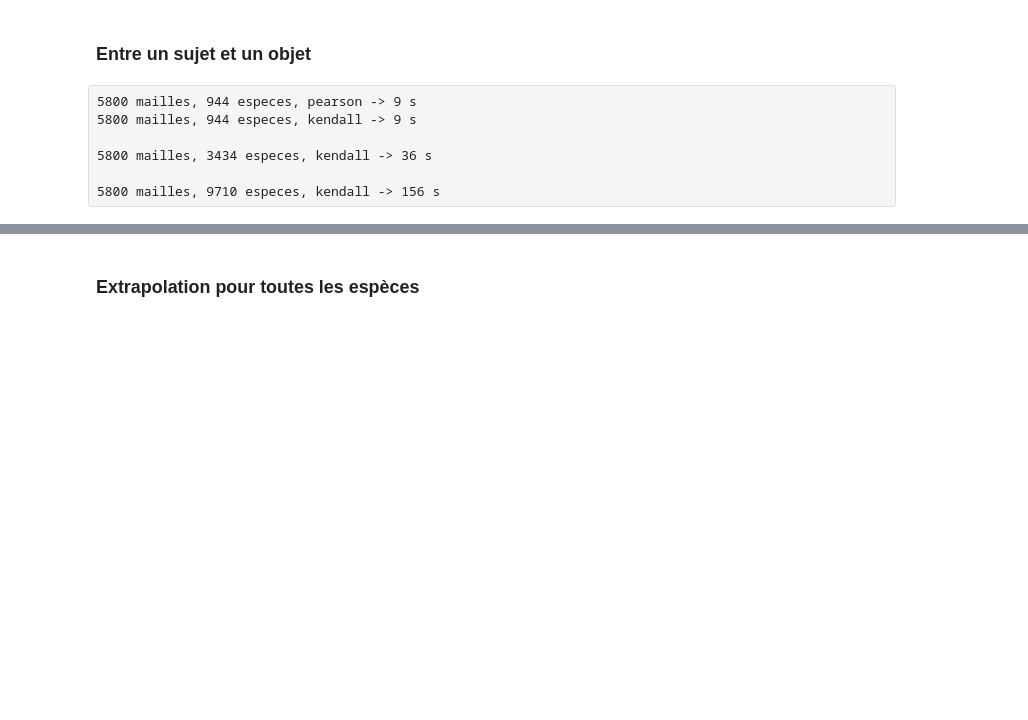
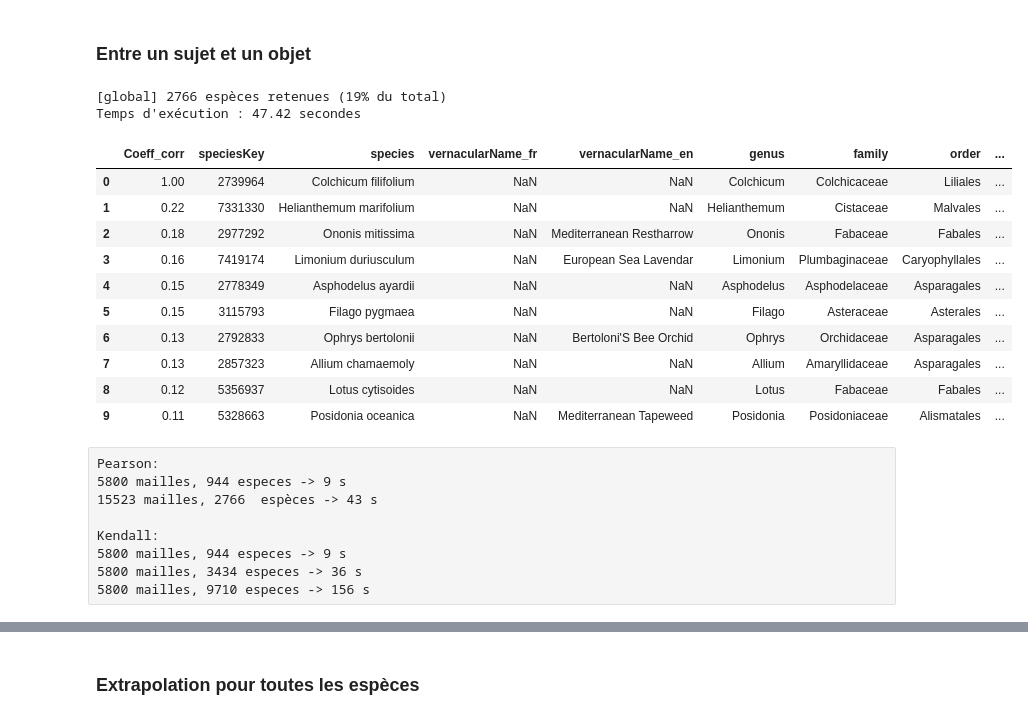
Before and after one commit to aubinnormand/MANTIS, a Jupyter notebook: Code/Biodiv_GBIF.ipynb, the cells around one changed output, grey strips where cells are left out. Saved outputs shown, nothing was run; the diff lists cells and outputs as text; code cells hidden in the pictures; blank space fills up the shorter version.

Commit message:
Travail sur seuil prediction

```diff
--- a/Code/Biodiv_GBIF.ipynb
+++ b/Code/Biodiv_GBIF.ipynb
@@ -223,7 +185,6 @@ regions = {
     "Afrique": ["Tunisia", "Algeria", "Morocco","Gabon"]
 
 }
-
 # Définition des filtres sous forme de dictionnaire
 filtres = {
     "arbres": {"class": ["Pinopsida"], "order": ["Fagales"], "genus": ["Crataegus", "Prunus", "Malus", "Sorbus", "Pyrus"]},
@@ -236,6 +197,7 @@ filtres = {
     "reptiles": {"class": ["Chelonii", "Squamata", "Crocodylia"]},
     "arthropodes": {"class": ["Insecta", "Arachnida", "Malacostraca", "Branchiopoda", "Chilopoda", "Diplopoda"]},
     "pollinisateurs": {"order": ["Hymenoptera", "Lepidoptera", "Diptera"]},
+    "insectes": {"class": ["Insecta"]},
     "graminées": {"family": ["Poaceae"]},
     "mousses": {"order": ["Sphagnales", "Hypnales", "Dicranales", "Bryales", "Buxbaumiales", "Diphysciales", "Grimmiales",
                           "Andreaeales", "Polytrichales", "Hookeriales"]},
@@ -246,7 +208,6 @@ filtres = {
     "orchidées": {"family": ["Orchidaceae"]},
     "papillons": {"order": ["Lepidoptera"]}
 }
-
 regions_france= {
     "Sud Med": ["66", "11", "81", "34", "12", "48", "30", "07", "26", "84", "13", "05", "04", "83", "06"],
     "Pyrénées": ["09","11", "31", "32", "64", "65", "66"]
@@ -263,14 +224,14 @@ import geopandas as gpd
 # CONFIGURATION
 # ==============================
 mode_importation = "pays"  # "pays", "local", ou "monde"
-countries = ["Gabon"]  # utilisé uniquement si mode_importation=="pays"
-zone_name_short = "Gabon"
+countries = ["France"]  # utilisé uniquement si mode_importation=="pays"
+zone_name_short = "France"
 ecosysteme = "terrestre"  # terrestre, maritime, combined
 source = "GBIF"
 cle_ID = "speciesKey"
-grid_size_km = 10
+grid_size_km = 2
 fusion=True
-seuil_fusion=500
+seuil_fusion=5000
 cle_geo = f"codeMaille{grid_size_km}Km"
 bornes_temporelles = [1800, 1990, 2010, 2024]
 chaine_bornes = "_".join(map(str, bornes_temporelles))
@@ -306,9 +267,9 @@ eez_local_geo = gpd.GeoDataFrame()
 # ==============================
 # IMPORTATION DES DONNÉES GÉOGRAPHIQUES GLOBALES
 # ==============================
-border_geo = gpd.read_file(os.path.join(base_path, "SIG_Global", "geoBoundariesCGAZ_ADM0.shp"))
-eez_geo = gpd.read_file(os.path.join(base_path, "SIG_Global", "eez_v11.gpkg"))
-chemin_dico_cartes = os.path.join(base_path, "SIG_Global", "dictionnaire_cartes.json")
+border_geo = gpd.read_file(os.path.join(data_path, "SIG_Global", "geoBoundariesCGAZ_ADM0.shp"))
+eez_geo = gpd.read_file(os.path.join(data_path, "SIG_Global", "eez_v11.gpkg"))
+chemin_dico_cartes = os.path.join(data_path, "SIG_Global", "dictionnaire_cartes.json")
 
 with open(chemin_dico_cartes, "r", encoding="utf-8") as fichier:
     dictionnaire_cartes = json.load(fichier)
@@ -493,10 +454,10 @@ nombreEspeces par maille        542
 # Chargement de fichiers SIG spécifiques à la France
 
 # Chemins des fichiers SIG
-bioregion_fichier = os.path.join(data_path,"GBIF","processed",'GBIF_France', "SIG", "region_biogeographique.shp")
-departement_fichier = os.path.join(data_path,"GBIF","processed",'GBIF_France', "SIG", "carte_departements.geojson")
-PNR_fichier = os.path.join(data_path,"GBIF","processed",'GBIF_France', "SIG", "N_ENP_PNR_S_000.shx")
-PN_fichier = os.path.join(data_path,"GBIF","processed",'GBIF_France', "SIG", "N_ENP_PN_S_000.shx")
+bioregion_fichier = os.path.join(data_path,"SIG_local","France", "region_biogeographique.shp")
+departement_fichier = os.path.join(data_path,"SIG_local","France", "carte_departements.geojson")
+PNR_fichier = os.path.join(data_path,"SIG_local","France", "N_ENP_PNR_S_000.shx")
+PN_fichier = os.path.join(data_path,"SIG_local","France", "N_ENP_PN_S_000.shx")
 
 # Chargement des fichiers SIG
 bioregion_gpd = gpd.read_file(bioregion_fichier)  # Régions biogéographiques
@@ -1954,39 +1916,67 @@ afficher_dataframe(resultat, ['num_cluster'] + liste_col_taxo,n_rows=10)
 # %%
 # Définition des paramètres
 clade = 'species'
-sujet = 'Galemys pyrenaicus'
+sujet = 'Colchicum filifolium'
 col_corr = 'nombreObs_norm_par_maille_et_kingdom_log'
 methode_choice = 'pearson'  # Options: 'pearson', 'kendall', 'spearman'
 col_filt = 'nombreObs_norm_par_maille_et_kingdom'
-obs_min=100
+obs_min=1000
+filtre=None
+seuil_observation = 5 #nombre minimum d'obs par maille du sujet pour être pris en compte
 
 # Filtrage et préparation des données
-df_global = filtrer_top_global(df_biodiv, col_filt, obs_min, cle_ID)
-df_sujet = df_biodiv[df_biodiv[clade] == sujet]
+df_filt=df_biodiv.copy()
+df_filt = df_filt[
+    (df_filt["kingdom"] == "Plantae")
+]
+df_sujet = df_filt[(df_filt[clade] == sujet) & (df_filt['nombreObs'] >= seuil_observation)]
+#df_filt = df_filt[(df_filt['nombreObs'] >= seuil_observation)]
+if filtre is not None:
+    df_filt = filtrer_categorie(df_filt, filtre,filtres)
+df_global = filtrer_top_global(df_filt, col_filt, obs_min, cle_ID)
+
+if df_sujet.empty:
+    raise ValueError(f"No data found for {sujet} in {clade}.")
 
 # Combinaison et nettoyage des données
 df_global = pd.concat([df_sujet, df_global]).drop_duplicates()
 df_global_complet = completer_df(df_global, df_global, cle_geo, cle_ID)
 df_global_complet = df_global_complet.sort_values(by=cle_ID)
 
 # Calcul des corrélations avec mesure du temps
 t_start = time.time()
 df_corr = calculer_correlation_sujet(
     df_global_complet, col_corr, clade, sujet,
     methode=methode_choice, cle_ID=cle_ID, cle_geo=cle_geo
 )
 t_end = time.time()
 print(f"Temps d'exécution : {t_end - t_start:.2f} secondes")
 
 # Affichage des résultats
 afficher_dataframe(df_corr, ['Coeff_corr'] + liste_col_taxo, col_sort='Coeff_corr').head(10)
+# %% [output]
+[global] 2766 espèces retenues (19% du total)
+Temps d'exécution : 47.42 secondes
+|  | Coeff_corr | speciesKey | species | vernacularName_fr | vernacularName_en | genus | family | order | ... |
+| 0 | 1.00 | 2739964 | Colchicum filifolium | NaN | NaN | Colchicum | Colchicaceae | Liliales | ... |
+| 1 | 0.22 | 7331330 | Helianthemum marifolium | NaN | NaN | Helianthemum | Cistaceae | Malvales | ... |
+| 2 | 0.18 | 2977292 | Ononis mitissima | NaN | Mediterranean Restharrow | Ononis | Fabaceae | Fabales | ... |
+| 3 | 0.16 | 7419174 | Limonium duriusculum | NaN | European Sea Lavendar | Limonium | Plumbaginaceae | Caryophyllales | ... |
+| 4 | 0.15 | 2778349 | Asphodelus ayardii | NaN | NaN | Asphodelus | Asphodelaceae | Asparagales | ... |
+| 5 | 0.15 | 3115793 | Filago pygmaea | NaN | NaN | Filago | Asteraceae | Asterales | ... |
+| 6 | 0.13 | 2792833 | Ophrys bertolonii | NaN | Bertoloni'S Bee Orchid | Ophrys | Orchidaceae | Asparagales | ... |
+| 7 | 0.13 | 2857323 | Allium chamaemoly | NaN | NaN | Allium | Amaryllidaceae | Asparagales | ... |
+| 8 | 0.12 | 5356937 | Lotus cytisoides | NaN | NaN | Lotus | Fabaceae | Fabales | ... |
+| 9 | 0.11 | 5328663 | Posidonia oceanica | NaN | Mediterranean Tapeweed | Posidonia | Posidoniaceae | Alismatales | ... |
 # %% [raw]
-5800 mailles, 944 especes, pearson -> 9 s
-5800 mailles, 944 especes, kendall -> 9 s
+Pearson:
+5800 mailles, 944 especes -> 9 s
+15523 mailles, 2766  espèces -> 43 s
 
-5800 mailles, 3434 especes, kendall -> 36 s
-
-5800 mailles, 9710 especes, kendall -> 156 s
+Kendall:
+5800 mailles, 944 especes -> 9 s
+5800 mailles, 3434 especes -> 36 s
+5800 mailles, 9710 especes -> 156 s
 # %%
 # Filtrer les résultats
 df_filt = filtrer_categorie(df_corr, 'plantes',filtres)
```
Also changed, not shown: parts of 13 cells of this notebook, 2 other files.
